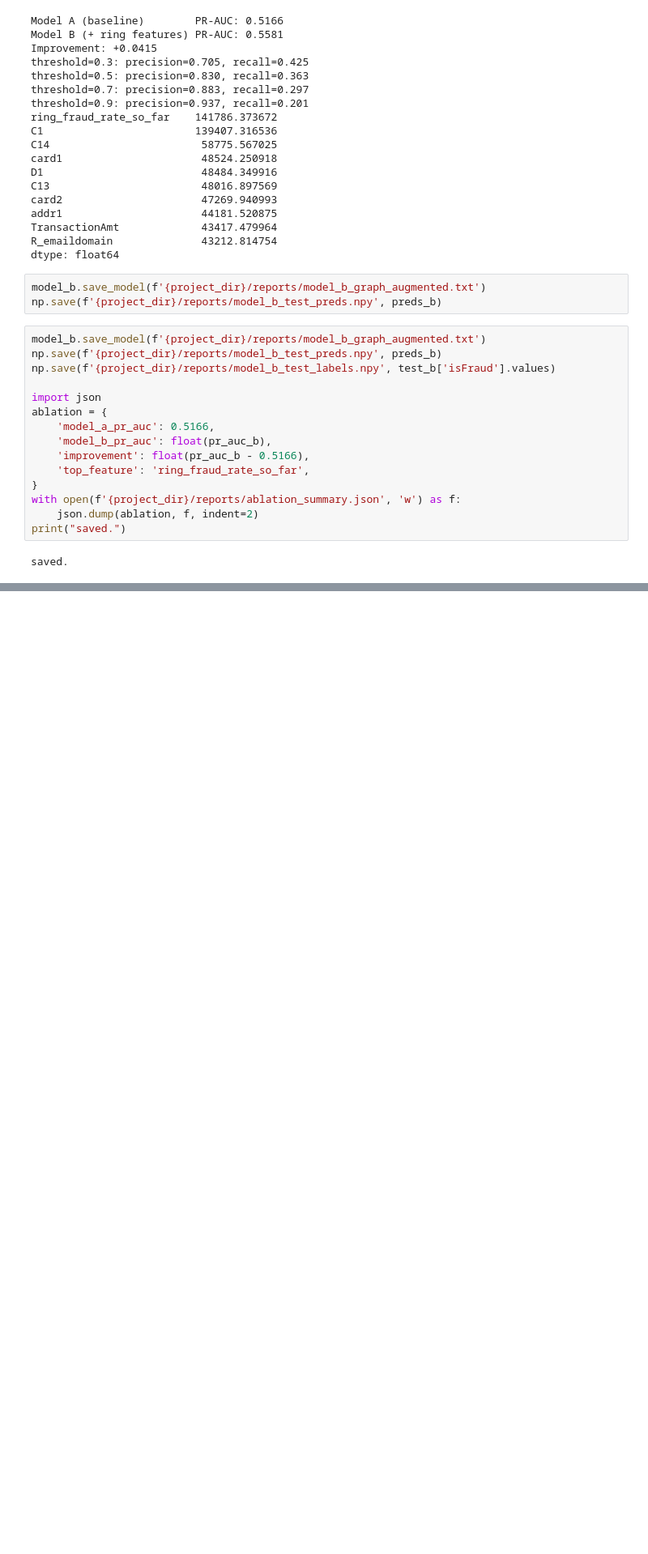
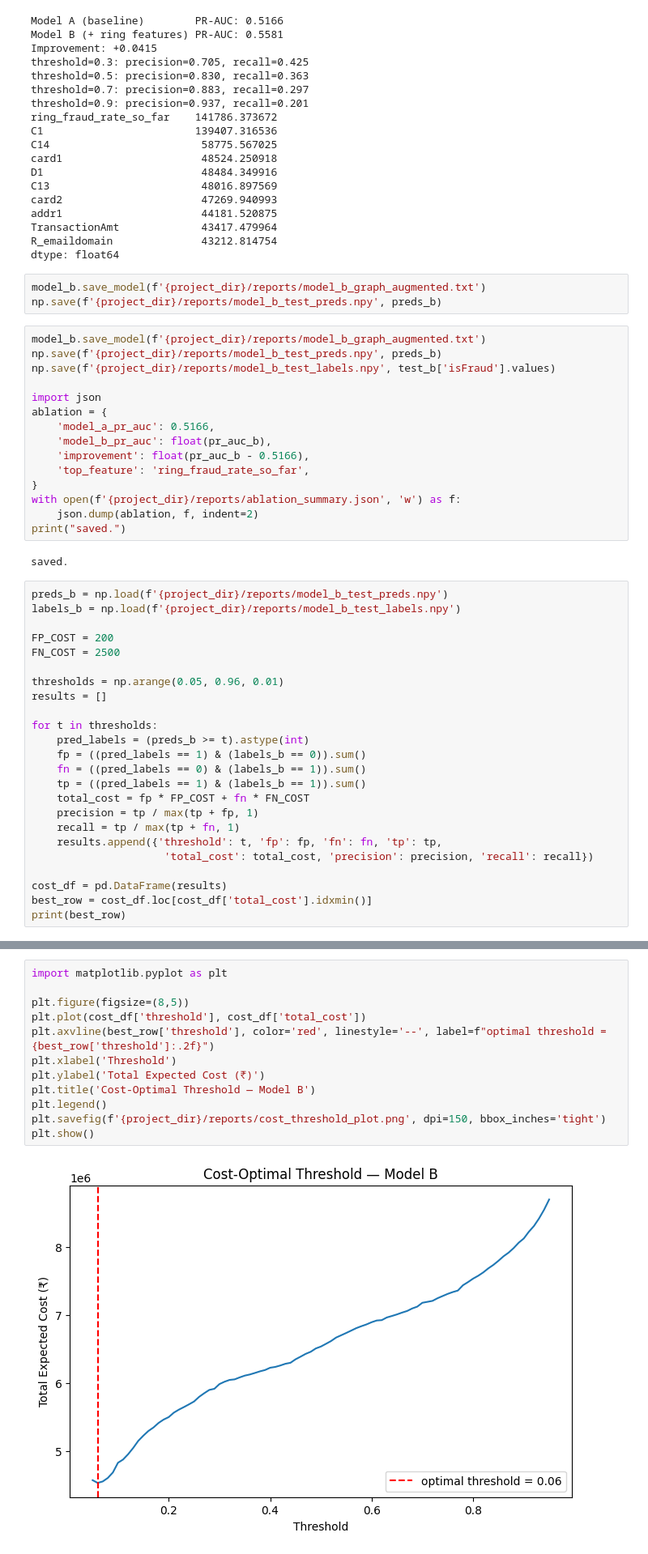
Before and after one commit to VarshaUN/ringsentinel, a Jupyter notebook: notebooks/03_graph_ring_features.ipynb, the cells around one changed output, grey strips where cells are left out. Shown at 81% size. Saved outputs shown, nothing was run; the diff lists cells and outputs as text; blank space fills up the shorter version.

Commit message:
add cost-aware threshold analysis

```diff
--- a/notebooks/03_graph_ring_features.ipynb
+++ b/notebooks/03_graph_ring_features.ipynb
@@ -190,3 +190,27 @@ with open(f'{project_dir}/reports/ablation_summary.json', 'w') as f:
 print("saved.")
 # %% [output]
 saved.
+# %%
+preds_b = np.load(f'{project_dir}/reports/model_b_test_preds.npy')
+labels_b = np.load(f'{project_dir}/reports/model_b_test_labels.npy')
+
+FP_COST = 200
+FN_COST = 2500
+
+thresholds = np.arange(0.05, 0.96, 0.01)
+results = []
+
+for t in thresholds:
+    pred_labels = (preds_b >= t).astype(int)
+    fp = ((pred_labels == 1) & (labels_b == 0)).sum()
+    fn = ((pred_labels == 0) & (labels_b == 1)).sum()
+    tp = ((pred_labels == 1) & (labels_b == 1)).sum()
+    total_cost = fp * FP_COST + fn * FN_COST
+    precision = tp / max(tp + fp, 1)
+    recall = tp / max(tp + fn, 1)
+    results.append({'threshold': t, 'fp': fp, 'fn': fn, 'tp': tp,
+                     'total_cost': total_cost, 'precision': precision, 'recall': recall})
+
+cost_df = pd.DataFrame(results)
+best_row = cost_df.loc[cost_df['total_cost'].idxmin()]
+print(best_row)
@@ -192,0 +226,14 @@ saved.
+# %%
+import matplotlib.pyplot as plt
+
+plt.figure(figsize=(8,5))
+plt.plot(cost_df['threshold'], cost_df['total_cost'])
+plt.axvline(best_row['threshold'], color='red', linestyle='--', label=f"optimal threshold = {best_row['threshold']:.2f}")
+plt.xlabel('Threshold')
+plt.ylabel('Total Expected Cost (₹)')
+plt.title('Cost-Optimal Threshold — Model B')
+plt.legend()
+plt.savefig(f'{project_dir}/reports/cost_threshold_plot.png', dpi=150, bbox_inches='tight')
+plt.show()
+# %% [output]
+[figure, added]
```
Also changed, not shown: parts of 3 cells of this notebook.
